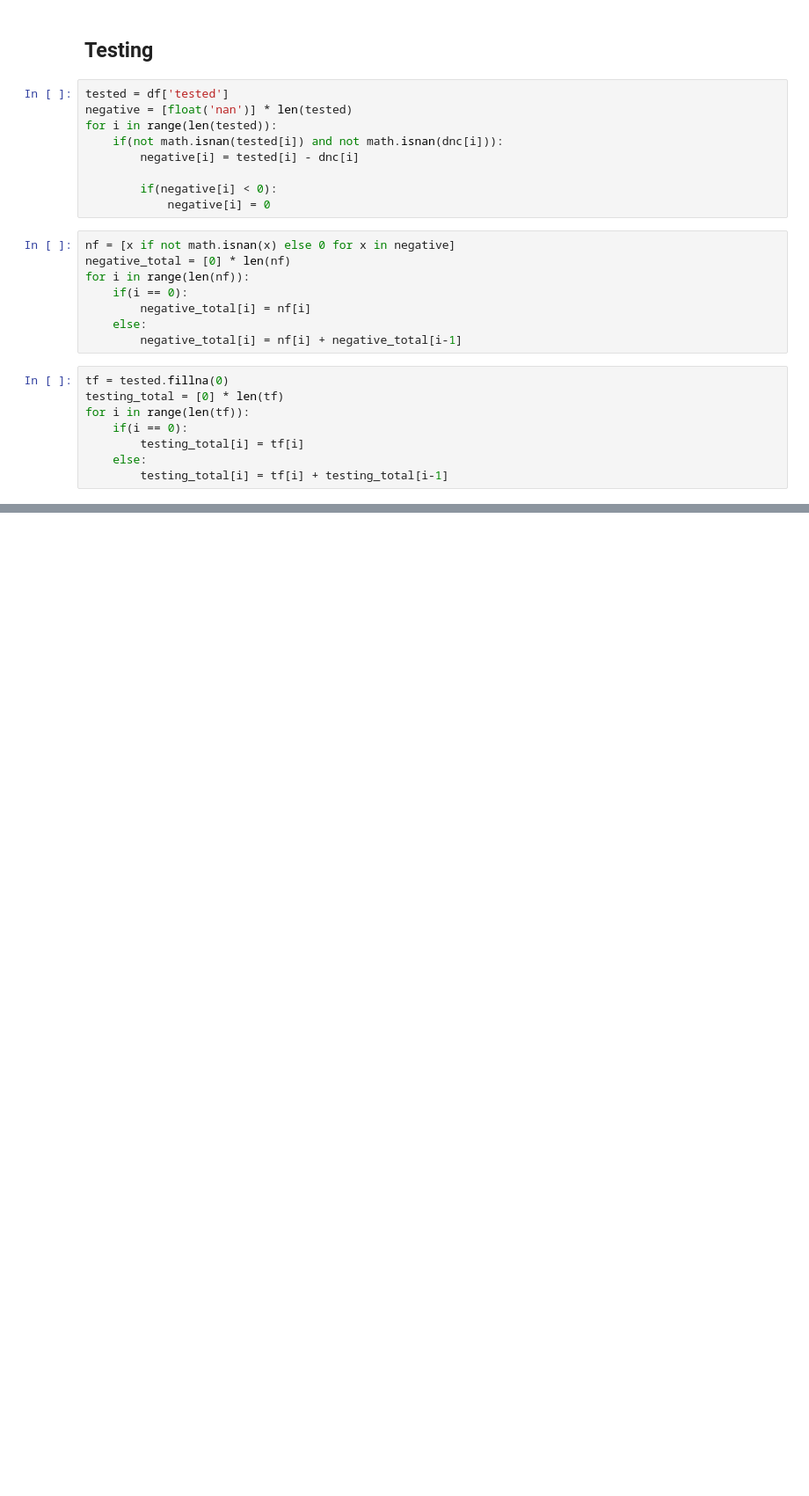
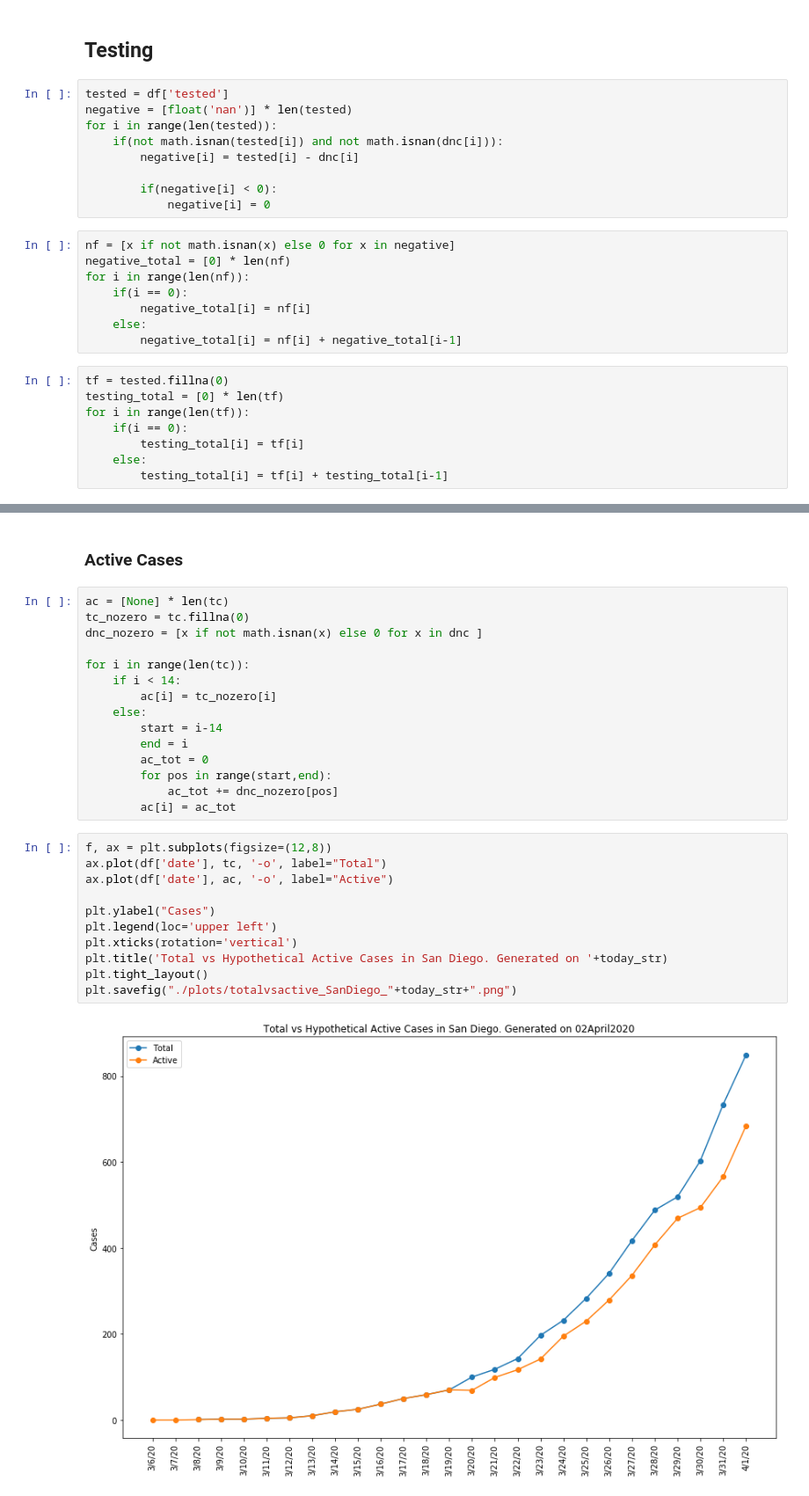
Before and after one commit to menis/sd_covid, a Jupyter notebook: sd_covid_analysis.ipynb, the cells around one changed output, grey strips where cells are left out. Shown at 88% size. Cells and saved outputs as stored; diff of their text form; blank space fills up the shorter version.

```diff
--- a/sd_covid_analysis.ipynb
+++ b/sd_covid_analysis.ipynb
@@ -233,0 +234,30 @@ plt.savefig("./plots/cumulativetesting_SanDiego_"+today_str+".png")
+# %% [markdown]
+### Active Cases
+# %%
+ac = [None] * len(tc)
+tc_nozero = tc.fillna(0)
+dnc_nozero = [x if not math.isnan(x) else 0 for x in dnc ]
+
+for i in range(len(tc)):
+    if i < 14:
+        ac[i] = tc_nozero[i]
+    else:
+        start = i-14
+        end = i
+        ac_tot = 0
+        for pos in range(start,end):
+            ac_tot += dnc_nozero[pos]
+        ac[i] = ac_tot
+# %%
+f, ax = plt.subplots(figsize=(12,8))
+ax.plot(df['date'], tc, '-o', label="Total")
+ax.plot(df['date'], ac, '-o', label="Active")
+
+plt.ylabel("Cases")
+plt.legend(loc='upper left')
+plt.xticks(rotation='vertical')
+plt.title('Total vs Hypothetical Active Cases in San Diego. Generated on '+today_str)
+plt.tight_layout()
+plt.savefig("./plots/totalvsactive_SanDiego_"+today_str+".png")
+# %% [output]
+[figure, added]
```
Also changed, not shown: parts of 8 cells of this notebook, 19 other files.
